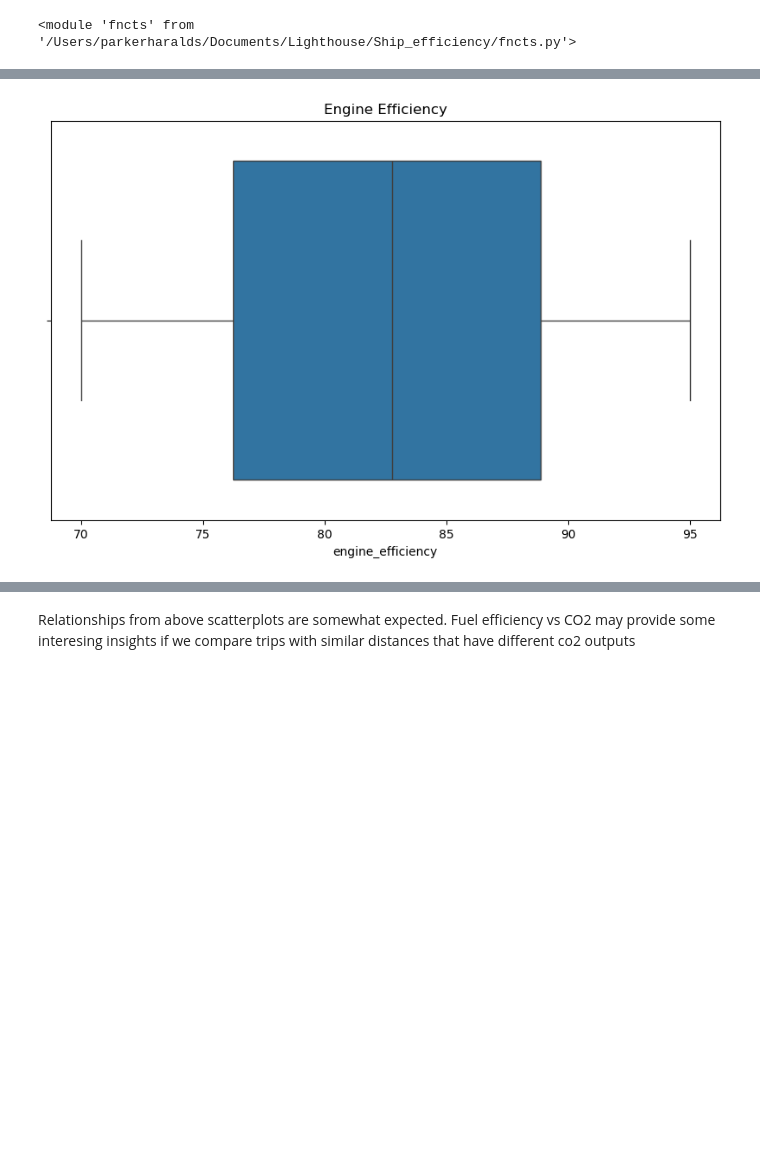
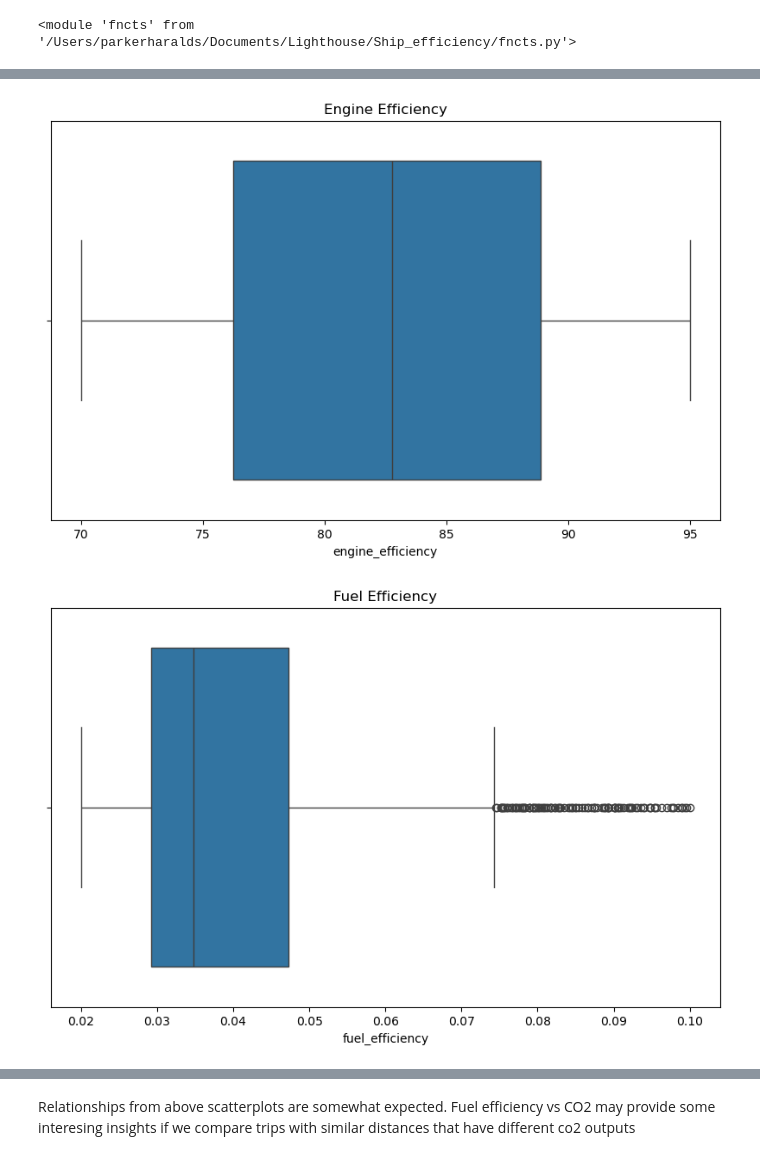
Before and after one commit to ParkerHar/Ship_efficiency, a Jupyter notebook: EDA.ipynb, the cells around one changed output, grey strips where cells are left out. Cells and saved outputs as stored; diff of their text form; code cells hidden in the pictures; blank space fills up the shorter version.

```diff
--- a/EDA.ipynb
+++ b/EDA.ipynb
@@ -51,14 +63,16 @@ importlib.reload(fn)
 # %%
 #box_plots function created and imported from fncts.py
 fuel = fn.box_plots(df,'fuel_consumption', 'Fuel Consumption')
 distance = fn.box_plots(df,'distance', 'Distance')
 co2 = fn.box_plots(df,'CO2_emissions', 'CO2 Emissions')
 engine_efficiency = fn.box_plots(df,'engine_efficiency', 'Engine Efficiency')
+fuel_efficiency = fn.box_plots(df,'fuel_efficiency', 'Fuel Efficiency')
 # %% [output]
 [figure]
 [figure]
 [figure]
 [figure]
+[figure, added]
 # %%
 # histogram function from fncts
 fuel = fn.hist_plots(df, 'fuel_consumption','fuel consumption')
```
Also changed, not shown: parts of 6 cells of this notebook.
